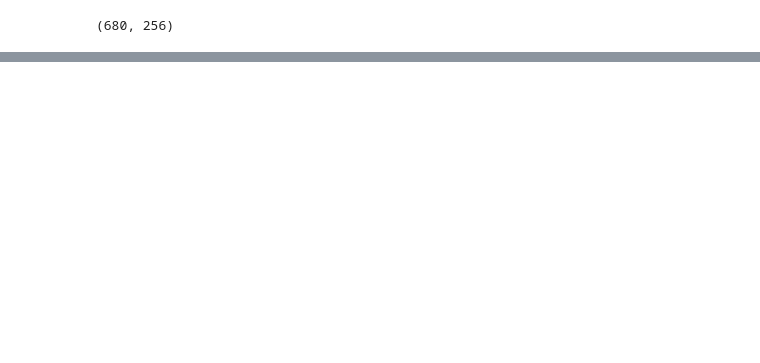
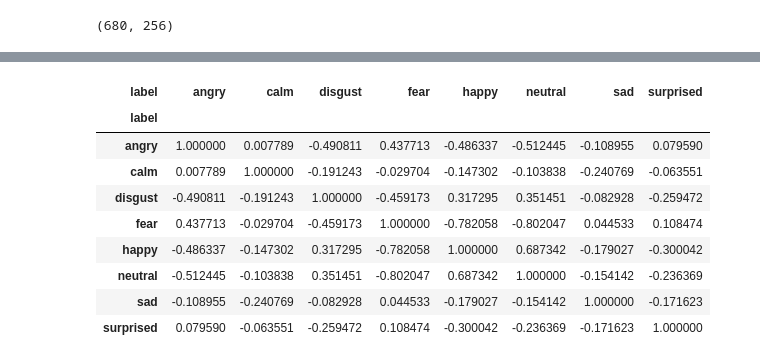
Before and after one commit to LIMUNIMI/thesis_adversarial_ml_audio, a Jupyter notebook: correleations_analysis.ipynb, the cells around one changed output, grey strips where cells are left out. Drawn from its saved outputs; the diff is of its cells as text; code cells hidden in the pictures; blank space fills up the shorter version.

```diff
--- a/correleations_analysis.ipynb
+++ b/correleations_analysis.ipynb
@@ -321,0 +140,8 @@ pd.DataFrame(dist_kendall['ravdess'], index=ravdess_l , columns=ravdess_l)
+# %%
+dfs = {}
+
+for d in ds:
+    labels = md[d].label
+    df = pd.DataFrame(pc['emodb'])
+    df['label'] = labels
+    dfs[d] = df.groupby(['label']).mean().transpose().corr()
@@ -321,0 +172,13 @@ pd.DataFrame(dist_kendall['ravdess'], index=ravdess_l , columns=ravdess_l)
+# %%
+dfs['ravdess']
+# %% [output]
+| label | angry | calm | disgust | fear | happy | neutral | sad | surprised |
+| label |  |  |  |  |  |  |  |  |
+| angry | 1.000000 | 0.007789 | -0.490811 | 0.437713 | -0.486337 | -0.512445 | -0.108955 | 0.079590 |
+| calm | 0.007789 | 1.000000 | -0.191243 | -0.029704 | -0.147302 | -0.103838 | -0.240769 | -0.063551 |
+| disgust | -0.490811 | -0.191243 | 1.000000 | -0.459173 | 0.317295 | 0.351451 | -0.082928 | -0.259472 |
+| fear | 0.437713 | -0.029704 | -0.459173 | 1.000000 | -0.782058 | -0.802047 | 0.044533 | 0.108474 |
+| happy | -0.486337 | -0.147302 | 0.317295 | -0.782058 | 1.000000 | 0.687342 | -0.179027 | -0.300042 |
+| neutral | -0.512445 | -0.103838 | 0.351451 | -0.802047 | 0.687342 | 1.000000 | -0.154142 | -0.236369 |
+| sad | -0.108955 | -0.240769 | -0.082928 | 0.044533 | -0.179027 | -0.154142 | 1.000000 | -0.171623 |
+| surprised | 0.079590 | -0.063551 | -0.259472 | 0.108474 | -0.300042 | -0.236369 | -0.171623 | 1.000000 |
```
Also changed, not shown: parts of 40 cells of this notebook.
